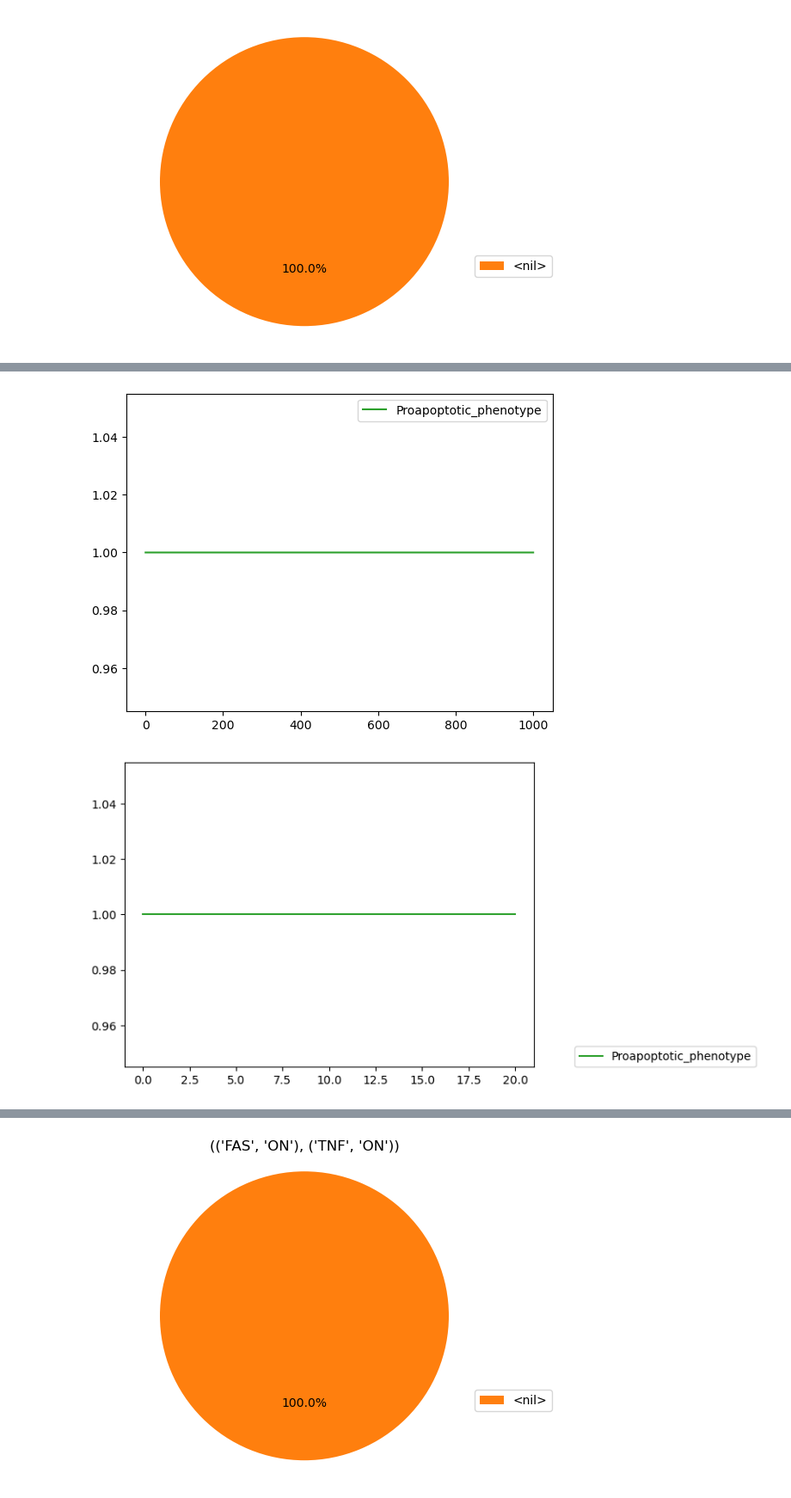
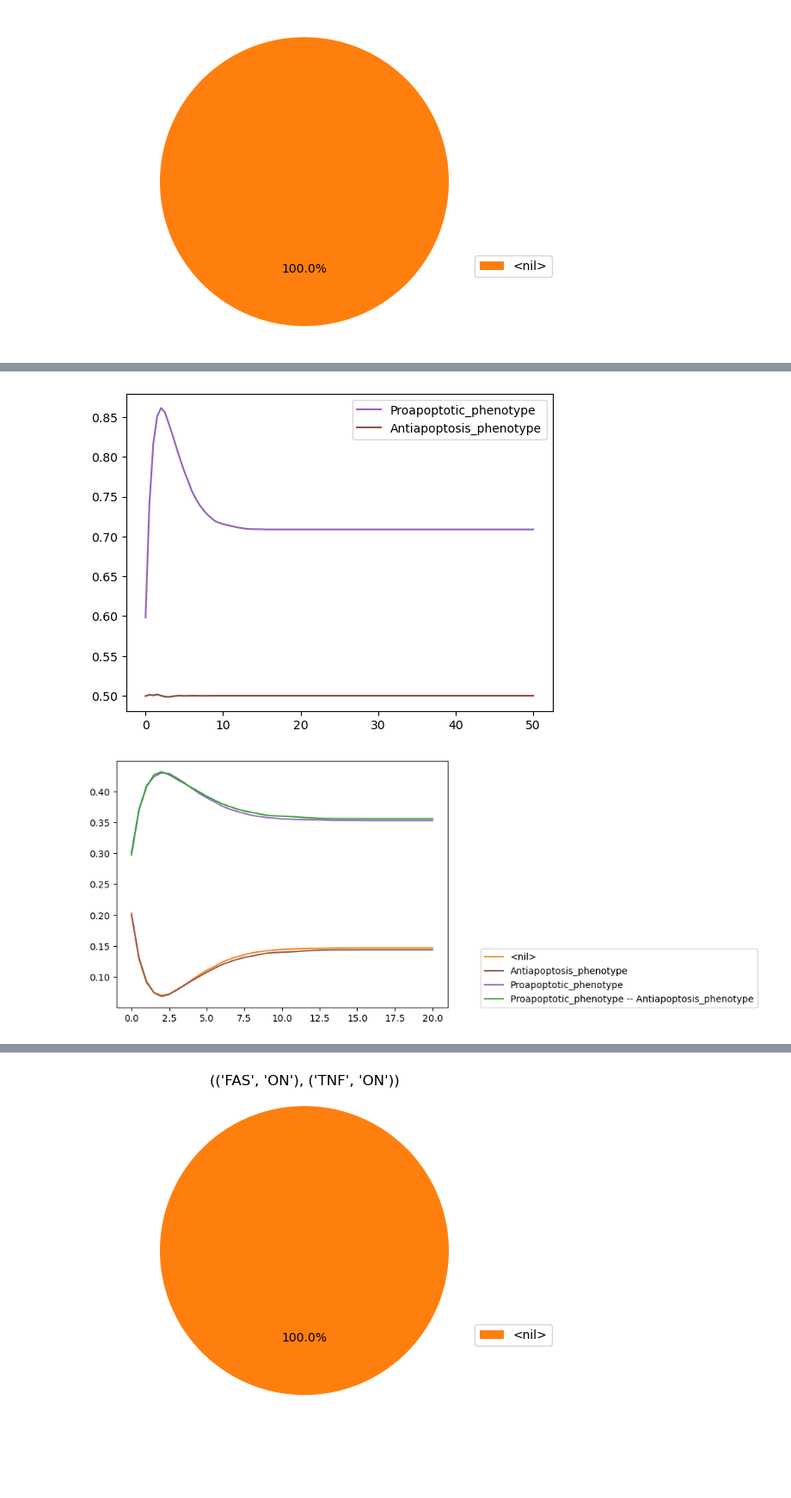
Before and after one commit to JianBro2020/Wellcome-Computational-Systems-Biology-2025, a Jupyter notebook: models/Apoptosis_Panther/2025-12-09-Panther.ipynb, the cells around one changed output, grey strips where cells are left out. Shown at 86% size. Cells and saved outputs as stored; diff of their text form; code cells hidden in the pictures; blank space fills up the shorter version.

Commit message:
Refine analysis and update plots in Panther apoptosis notebook

```diff
--- a/models/Apoptosis_Panther/2025-12-09-Panther.ipynb
+++ b/models/Apoptosis_Panther/2025-12-09-Panther.ipynb
@@ -72,7 +123,13 @@ res.plot_piechart()
 # %%
-# Simulate - ALL nodes get 50% possibilty of ON (or OFF).
+# Simulate the model with Condition 2 >
+# Condition 2: ALL nodes get 50% possibilty of OFF and 50% of ON.
 all_nodes_50_ON_model = model.copy()
-for node in all_node_names:
-    all_nodes_50_ON_model.network.set_istate(node, [0,1])
-all_nodes_50_ON_model.run().plot_piechart()
+df_before = tabulate_node_prob(all_nodes_50_ON_model)
+count_before = count_initial_state_prob(all_nodes_50_ON_model)
+
+for node in all_nodes:
+    all_nodes_50_ON_model.network.set_istate(node, [0.5,0.5])
+# Extract the node probability again, after applying the changes.
+df_after = tabulate_node_prob(all_nodes_50_ON_model)
+count_after = count_initial_state_prob(all_nodes_50_ON_model)
 # %% [output]
@@ -79,0 +167,6 @@ all_nodes_50_ON_model.run().plot_piechart()
+# %%
+# Run the simulation and Return the pie chart.
+res_all_nodes_50_OFF = all_nodes_50_ON_model.run()
+res_all_nodes_50_OFF.plot_piechart()
+
+# The pie chart shows that the model does not rule out that both phenotypes can be activated.
@@ -80,15 +175,21 @@ all_nodes_50_ON_model.run().plot_piechart()
 # %%
 # Simulate - ALL nodes get 50% possibilty of ON (or OFF).
 # This plot is node-level, showing how fast (x=time) each node becomes ON.
-all_nodes_50_ON_model.run().plot_node_trajectory()
+res_all_nodes_50_OFF.plot_node_trajectory(until=50)
 # %% [output]
-[figure, old version]
+[figure, new version]
 # %%
 # Simulate - ALL nodes get 50% possibilty of ON (or OFF).
 # This plot is model-level, showing the fractions of cells end up in different fates over time.
-all_nodes_50_ON_model.run().plot_trajectory(until=20)
+res_all_nodes_50_OFF.plot_trajectory(until=20)
+
+# Interpretation: this simulation represents a population-level view of the model and how the fractions of cells occupying different phenotypic states change over logical time.
+## 1. We found that
+### 1. "Proapoptotic_phenotype" overlaps with "Proapoptotic_phenotype -- Antiapoptotic_phenotype"
+### 2. "<nil>" overlaps with "Antiapoptotic_phenotype":
+### 3. <nil> & Antiapoptosis_phenotype are the less dominant phenotypes (given the 50% ON/OFF)
 # %% [output]
-[figure, old version]
+[figure, new version]
 # %%
 from maboss.pipelines import simulate_single_mutants, filter_sensitivity
 import matplotlib.pyplot as plt
```
Also changed, not shown: parts of 12 cells of this notebook.
